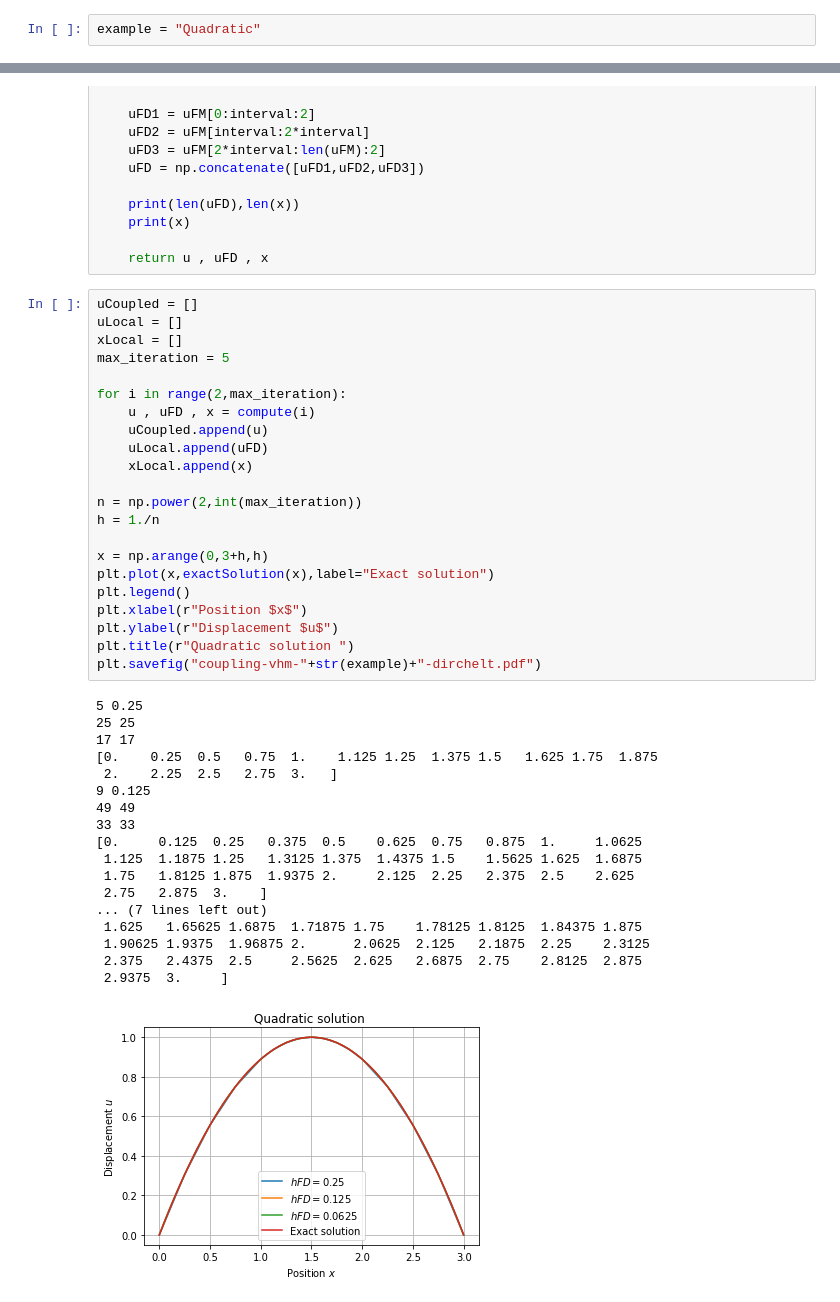
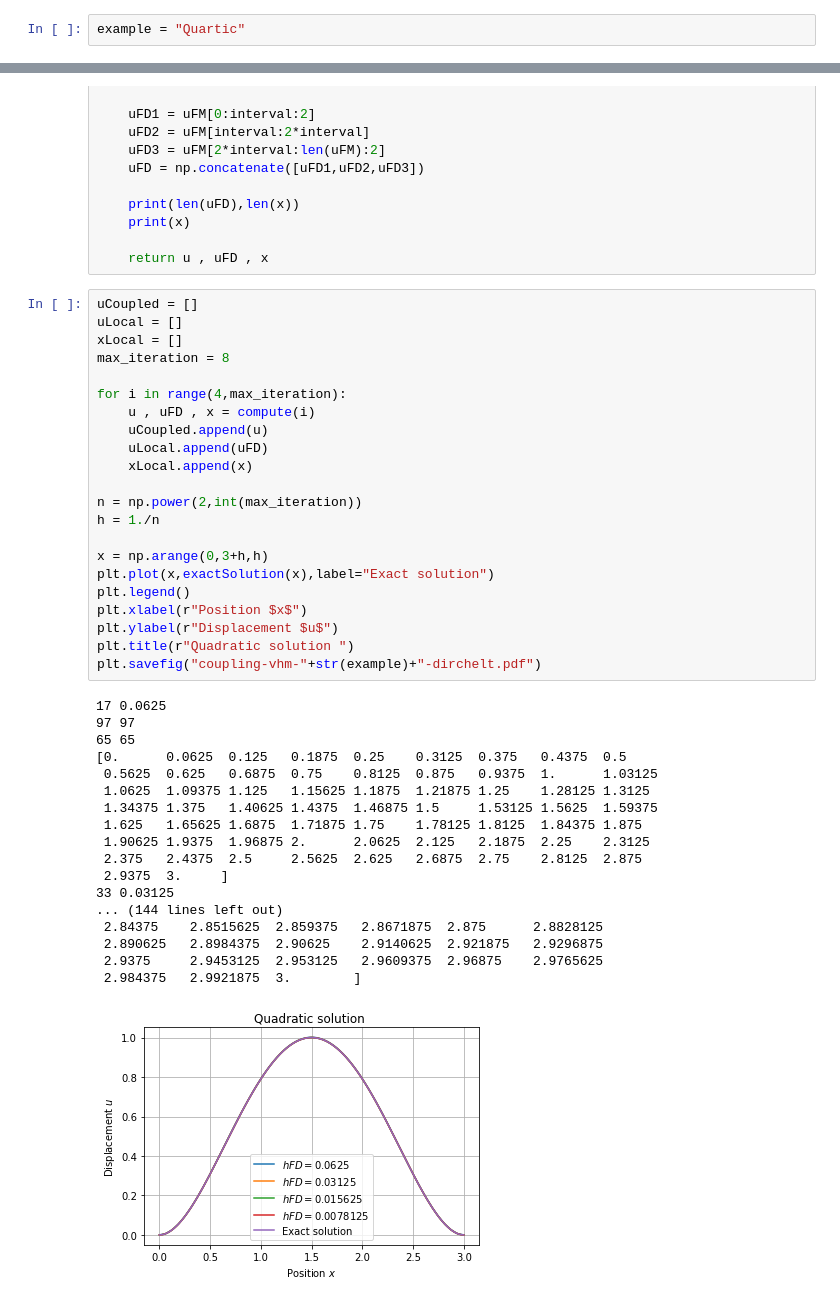
Before and after one commit to diehlpk/reusommer21, a Jupyter notebook: Coupling-VHM-Dirchelet.ipynb, the cells around one changed output, grey strips where cells are left out. Cells and saved outputs as stored; diff of their text form.

```diff
--- a/Coupling-VHM-Dirchelet.ipynb
+++ b/Coupling-VHM-Dirchelet.ipynb
@@ -2,7 +2,7 @@
 import numpy as np
 import matplotlib.pyplot as plt
 # %%
-example = "Quadratic"
+example = "Quartic"
 # %%
 #############################################################################
 # Exact solution
@@ -232,43 +232,43 @@ def compute(i):
 # %%
 uCoupled = []
 uLocal = []
 xLocal = []
-max_iteration = 5
+max_iteration = 8
 
-for i in range(2,max_iteration):
+for i in range(4,max_iteration):
     u , uFD , x = compute(i)
     uCoupled.append(u)
     uLocal.append(uFD)
     xLocal.append(x)
 
 n = np.power(2,int(max_iteration))
 h = 1./n
 
 x = np.arange(0,3+h,h)
 plt.plot(x,exactSolution(x),label="Exact solution")
 plt.legend()
 plt.xlabel(r"Position $x$")
 plt.ylabel(r"Displacement $u$")
 plt.title(r"Quadratic solution ")
 plt.savefig("coupling-vhm-"+str(example)+"-dirchelt.pdf")
 # %% [output]
-5 0.25
-25 25
-17 17
-[0.    0.25  0.5   0.75  1.    1.125 1.25  1.375 1.5   1.625 1.75  1.875
- 2.    2.25  2.5   2.75  3.   ]
-9 0.125
-49 49
-33 33
-[0.     0.125  0.25   0.375  0.5    0.625  0.75   0.875  1.     1.0625
- 1.125  1.1875 1.25   1.3125 1.375  1.4375 1.5    1.5625 1.625  1.6875
- 1.75   1.8125 1.875  1.9375 2.     2.125  2.25   2.375  2.5    2.625
- 2.75   2.875  3.    ]
-... (7 lines left out)
+17 0.0625
+97 97
+65 65
+[0.      0.0625  0.125   0.1875  0.25    0.3125  0.375   0.4375  0.5
+ 0.5625  0.625   0.6875  0.75    0.8125  0.875   0.9375  1.      1.03125
+ 1.0625  1.09375 1.125   1.15625 1.1875  1.21875 1.25    1.28125 1.3125
+ 1.34375 1.375   1.40625 1.4375  1.46875 1.5     1.53125 1.5625  1.59375
  1.625   1.65625 1.6875  1.71875 1.75    1.78125 1.8125  1.84375 1.875
  1.90625 1.9375  1.96875 2.      2.0625  2.125   2.1875  2.25    2.3125
  2.375   2.4375  2.5     2.5625  2.625   2.6875  2.75    2.8125  2.875
  2.9375  3.     ]
+33 0.03125
+... (144 lines left out)
+ 2.84375    2.8515625  2.859375   2.8671875  2.875      2.8828125
+ 2.890625   2.8984375  2.90625    2.9140625  2.921875   2.9296875
+ 2.9375     2.9453125  2.953125   2.9609375  2.96875    2.9765625
+ 2.984375   2.9921875  3.        ]
-[figure, old version]
+[figure, new version]
 # %%
 plt.clf()
```
Also changed, not shown: parts of 1 cell of this notebook, 5 other files.
